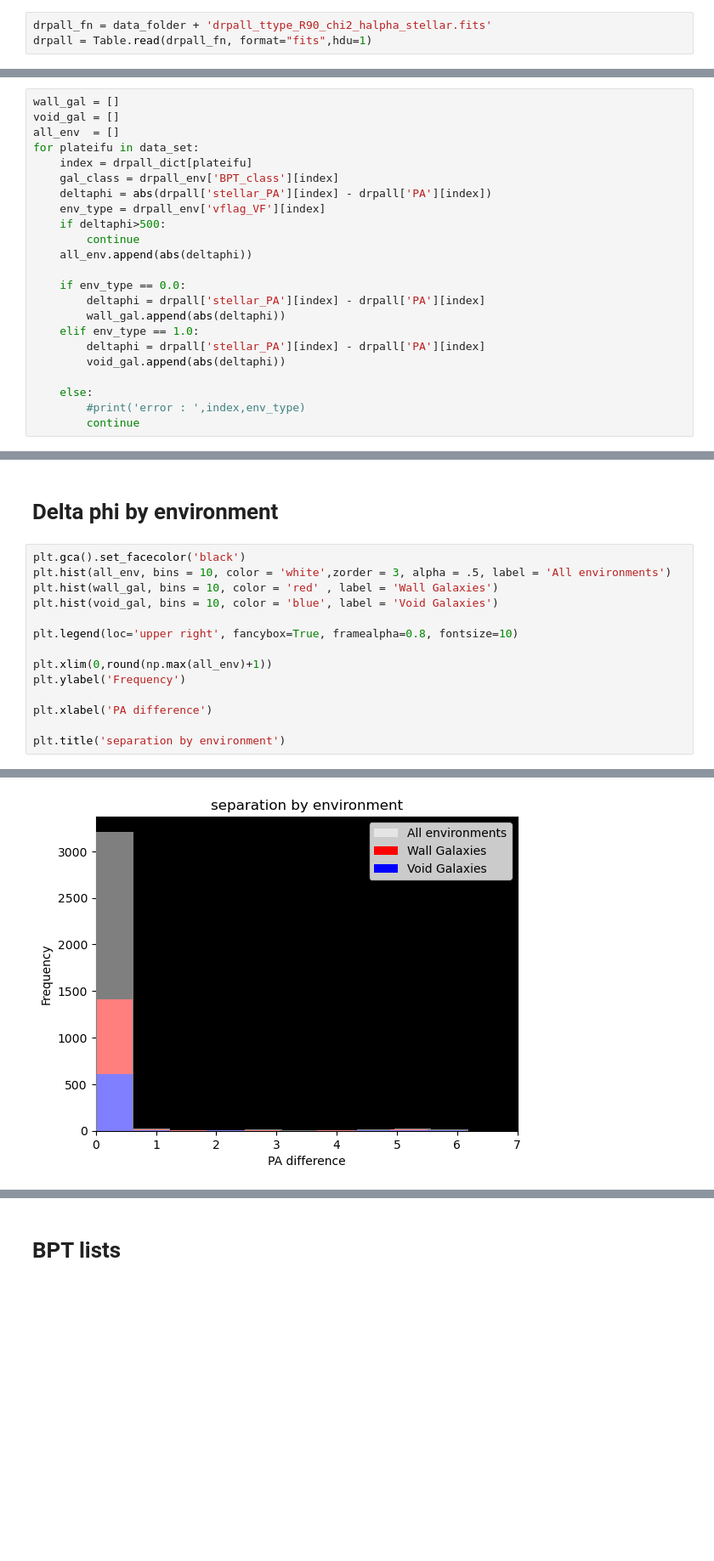
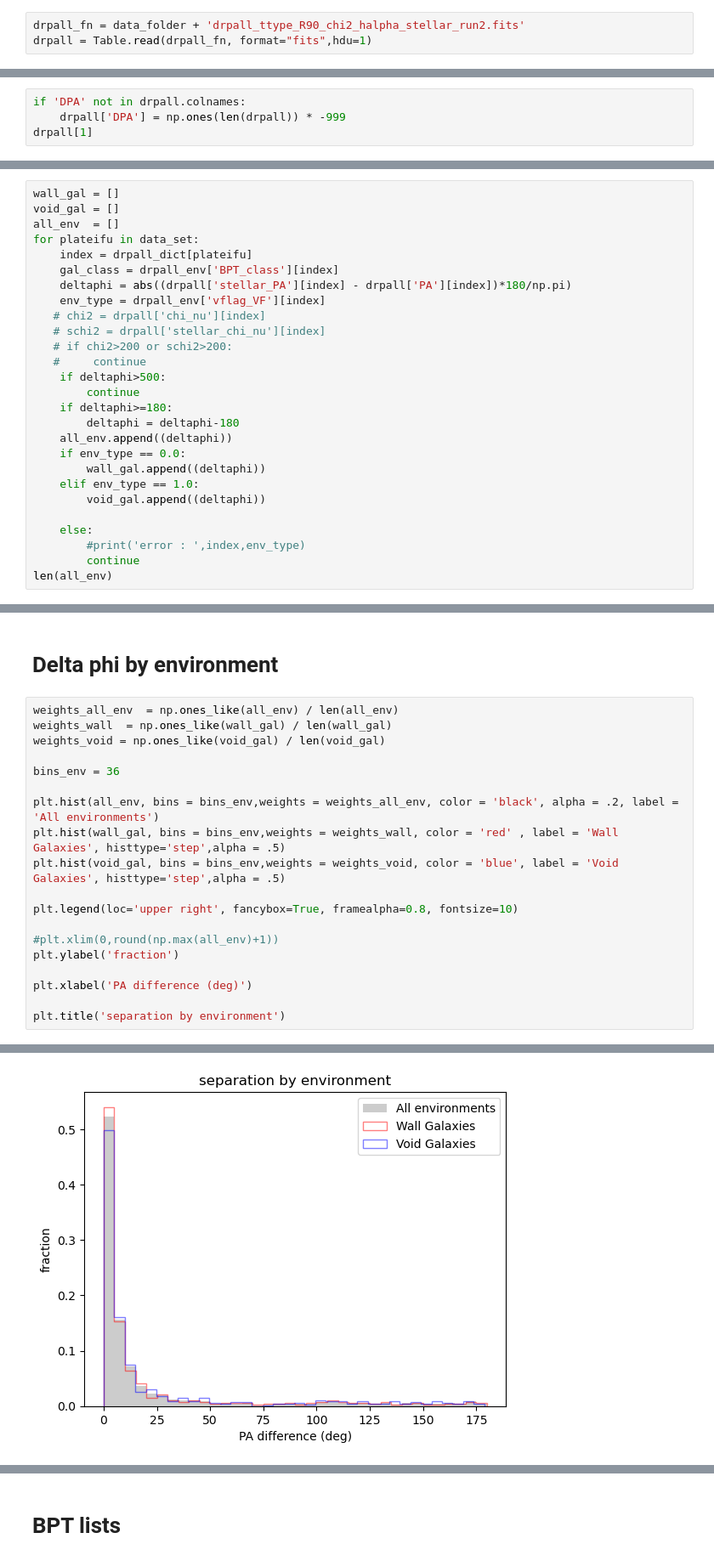
Before and after one commit to DESI-UR/MaNGA-VelMap, a Jupyter notebook: Notebooks/environment_class.ipynb, the cells around one changed output, grey strips where cells are left out. Shown: that part at 85% size. Drawn from its saved outputs; the diff is of its cells as text; blank space fills up the shorter version.

```diff
--- a/Notebooks/environment_class.ipynb
+++ b/Notebooks/environment_class.ipynb
@@ -9,7 +9,7 @@ data_folder = "/Users/Emlilio/School/Internships/UR ASTRO/Data/"
 drpall_fn = data_folder + 'MaNGA_DR17_BPT_vflag.fits'
 drpall_env = Table.read(drpall_fn, format="fits",hdu=1)
 # %%
-drpall_fn = data_folder + 'drpall_ttype_R90_chi2_halpha_stellar.fits'
+drpall_fn = data_folder + 'drpall_ttype_R90_chi2_halpha_stellar_run2.fits'
 drpall = Table.read(drpall_fn, format="fits",hdu=1)
 # %%
 drpall_dict = {}                                    #create the dictionary
@@ -17,3 +17,7 @@ drpall_dict = {}                                    #create the dictionary
 for i in range(len(drpall)):                        #looping through drpall and redefining the index in terms
     plateifu = drpall['plateifu'][i]                #of the plateifu for simplicity
     drpall_dict[plateifu]=i
+# %%
+if 'DPA' not in drpall.colnames:
+    drpall['DPA'] = np.ones(len(drpall)) * -999
+drpall[1]
@@ -103,19 +137,23 @@ all_env  = []
 for plateifu in data_set:
     index = drpall_dict[plateifu]
     gal_class = drpall_env['BPT_class'][index]
-    deltaphi = abs(drpall['stellar_PA'][index] - drpall['PA'][index])
+    deltaphi = abs((drpall['stellar_PA'][index] - drpall['PA'][index])*180/np.pi)
     env_type = drpall_env['vflag_VF'][index]
+   # chi2 = drpall['chi_nu'][index]
+   # schi2 = drpall['stellar_chi_nu'][index]
+   # if chi2>200 or schi2>200:
+   #     continue
     if deltaphi>500:
         continue
-    all_env.append(abs(deltaphi))
-
+    if deltaphi>=180:
+        deltaphi = deltaphi-180
+    all_env.append((deltaphi))
     if env_type == 0.0:
-        deltaphi = drpall['stellar_PA'][index] - drpall['PA'][index]
-        wall_gal.append(abs(deltaphi))
+        wall_gal.append((deltaphi))
     elif env_type == 1.0:
-        deltaphi = drpall['stellar_PA'][index] - drpall['PA'][index]
-        void_gal.append(abs(deltaphi))
+        void_gal.append((deltaphi))
 
     else:
         #print('error : ',index,env_type)
         continue
+len(all_env)
@@ -122,19 +162,24 @@ for plateifu in data_set:
 # %% [markdown]
 # Delta phi by environment
 # %%
-plt.gca().set_facecolor('black')
-plt.hist(all_env, bins = 10, color = 'white',zorder = 3, alpha = .5, label = 'All environments')
-plt.hist(wall_gal, bins = 10, color = 'red' , label = 'Wall Galaxies')
-plt.hist(void_gal, bins = 10, color = 'blue', label = 'Void Galaxies')
+weights_all_env  = np.ones_like(all_env) / len(all_env)
+weights_wall  = np.ones_like(wall_gal) / len(wall_gal)
+weights_void = np.ones_like(void_gal) / len(void_gal)
+
+bins_env = 36
+
+plt.hist(all_env, bins = bins_env,weights = weights_all_env, color = 'black', alpha = .2, label = 'All environments')
+plt.hist(wall_gal, bins = bins_env,weights = weights_wall, color = 'red' , label = 'Wall Galaxies', histtype='step',alpha = .5)
+plt.hist(void_gal, bins = bins_env,weights = weights_void, color = 'blue', label = 'Void Galaxies', histtype='step',alpha = .5)
 
 plt.legend(loc='upper right', fancybox=True, framealpha=0.8, fontsize=10)
 
-plt.xlim(0,round(np.max(all_env)+1))
-plt.ylabel('Frequency')
+#plt.xlim(0,round(np.max(all_env)+1))
+plt.ylabel('fraction')
 
-plt.xlabel('PA difference')
+plt.xlabel('PA difference (deg)')
 
 plt.title('separation by environment')
 # %% [output]
 Text(0.5, 1.0, 'separation by environment')
-[figure, old version]
+[figure, new version]
```
Also changed, not shown: parts of 14 cells of this notebook.
